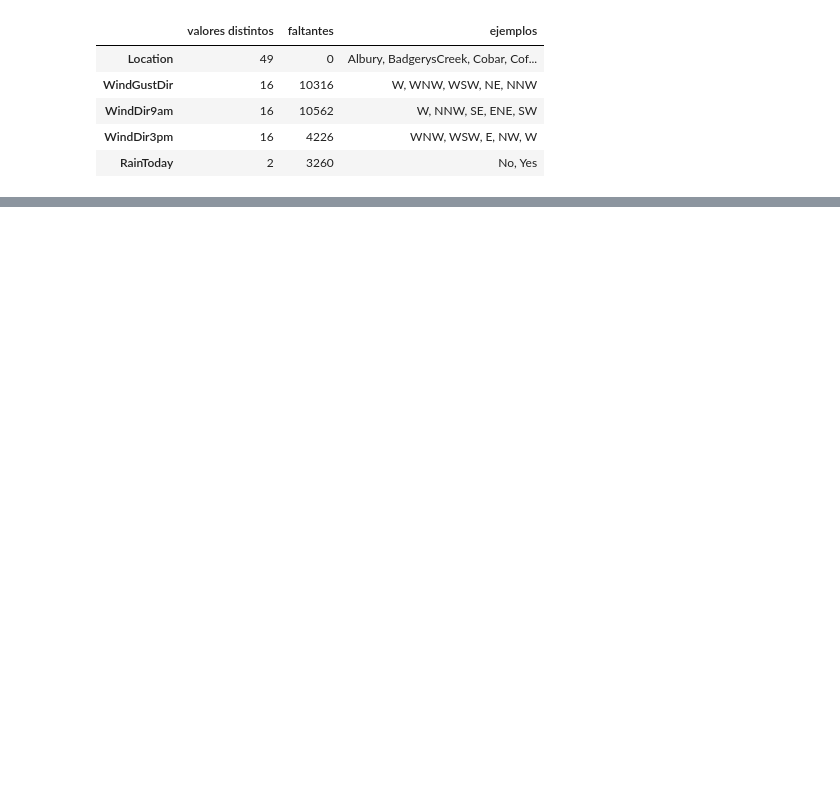
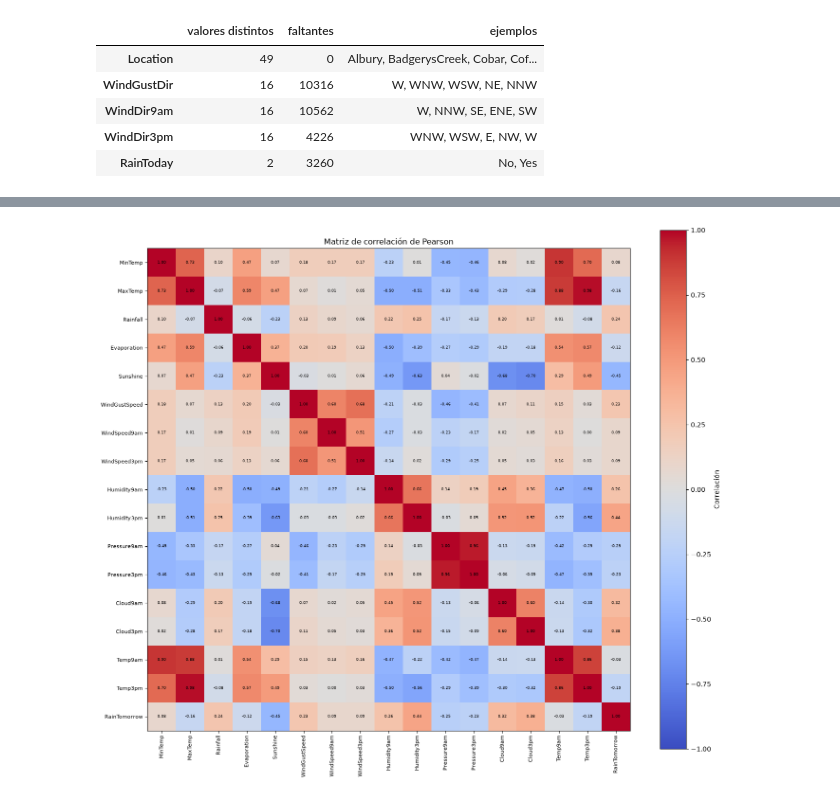
Before and after one commit to V1DR1K/AA1-TUIA-Colombo-Ayala-Ibarbia, a Jupyter notebook: TP-clasificacion-AA1.ipynb, the cells around one changed output, grey strips where cells are left out. Saved outputs shown, nothing was run; the diff lists cells and outputs as text; code cells hidden in the pictures; blank space fills up the shorter version.

```diff
--- a/TP-clasificacion-AA1.ipynb
+++ b/TP-clasificacion-AA1.ipynb
@@ -61,7 +61,14 @@ estructura = pd.DataFrame({
 })
 display(estructura)
 
-variables_numericas = df.select_dtypes(include="number").drop(columns=["Unnamed: 0"])
+columnas_numericas = df.select_dtypes(include="number").columns.tolist()
+columnas_para_describir = [
+    columna for columna in columnas_numericas if columna != "Unnamed: 0"
+]
+columnas_predictoras_numericas = [
+    columna for columna in columnas_para_describir if columna != "RainfallTomorrow"
+]
+variables_numericas = df[columnas_para_describir]
 rangos = variables_numericas.describe().T[["min", "50%", "max"]]
 rangos = rangos.rename(columns={"min": "mínimo observado", "50%": "mediana", "max": "máximo observado"})
 display(rangos.round(2))
@@ -126,12 +133,8 @@ Esta decisión se aplica a las filas sin etiqueta. Los faltantes en las variable
 # %% [markdown]
 ### Visualización de datos
 # %%
-# Grafico las distribuciones de las variables numéricas, excluyendo el índice y la medición del día siguiente.
-variables_hist = [
-    columna
-    for columna in df.select_dtypes(include="number").columns
-    if columna not in {"Unnamed: 0", "RainfallTomorrow"}
-]
+# Grafico las distribuciones de los predictores numéricos definidos en el EDA.
+variables_hist = columnas_predictoras_numericas
 
 fig, axes = plt.subplots(4, 4, figsize=(16, 13))
 for ax, columna in zip(axes.flat, variables_hist):
@@ -323,0 +331,50 @@ Primero completaremos la matriz de correlación como parte del análisis descrip
+# %%
+# Calculo y grafico las correlaciones de Pearson sin modificar el conjunto original.
+variables_numericas = columnas_predictoras_numericas
+datos_correlacion = df.loc[
+    df["RainTomorrow"].notna(), variables_numericas
+].copy()
+datos_correlacion["RainTomorrow"] = (
+    df.loc[df["RainTomorrow"].notna(), "RainTomorrow"]
+    .map({"No": 0, "Yes": 1})
+)
+
+matriz_correlacion = datos_correlacion.corr(method="pearson")
+display(matriz_correlacion.round(2))
+
+fig, ax = plt.subplots(figsize=(14, 12))
+imagen = ax.imshow(
+    matriz_correlacion,
+    cmap="coolwarm",
+    vmin=-1,
+    vmax=1,
+)
+etiquetas = matriz_correlacion.columns
+ax.set_xticks(range(len(etiquetas)))
+ax.set_yticks(range(len(etiquetas)))
+ax.set_xticklabels(etiquetas, rotation=90, fontsize=8)
+ax.set_yticklabels(etiquetas, fontsize=8)
+for fila in range(len(etiquetas)):
+    for columna in range(len(etiquetas)):
+        ax.text(
+            columna,
+            fila,
+            f"{matriz_correlacion.iloc[fila, columna]:.2f}",
+            ha="center",
+            va="center",
+            fontsize=6,
+        )
+ax.set_title("Matriz de correlación de Pearson")
+fig.colorbar(imagen, ax=ax, label="Correlación")
+plt.tight_layout()
+plt.show()
+
+asociaciones_objetivo = pd.DataFrame({
+    "correlación con RainTomorrow": matriz_correlacion["RainTomorrow"].drop("RainTomorrow"),
+    "observaciones válidas": datos_correlacion.drop(columns="RainTomorrow").count(),
+})
+orden = asociaciones_objetivo["correlación con RainTomorrow"].abs().sort_values(
+    ascending=False
+).index
+display(asociaciones_objetivo.loc[orden].round(3))
+# %% [output]
@@ -323,0 +399 @@ Primero completaremos la matriz de correlación como parte del análisis descrip
+[figure, added]
```
Also changed, not shown: parts of 7 cells of this notebook.
